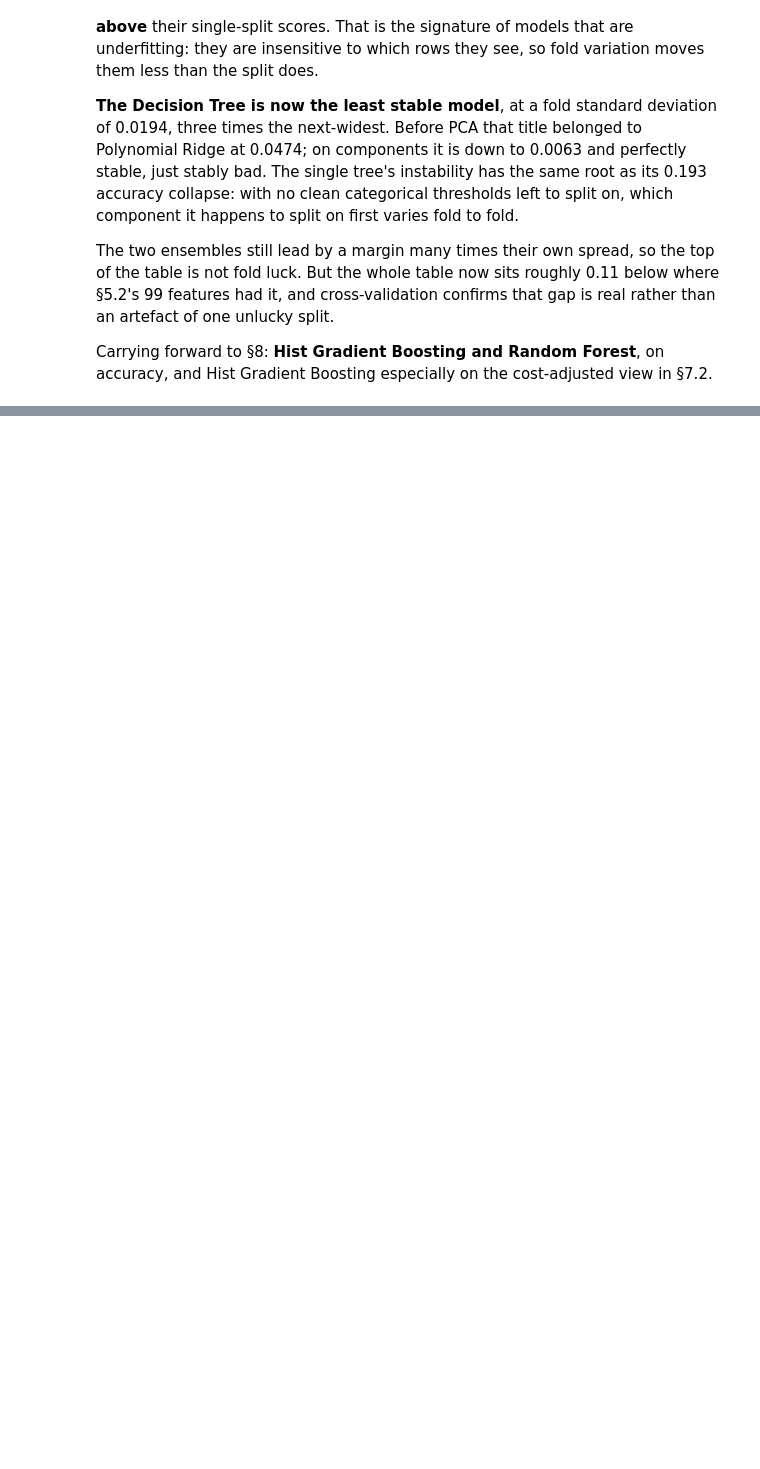
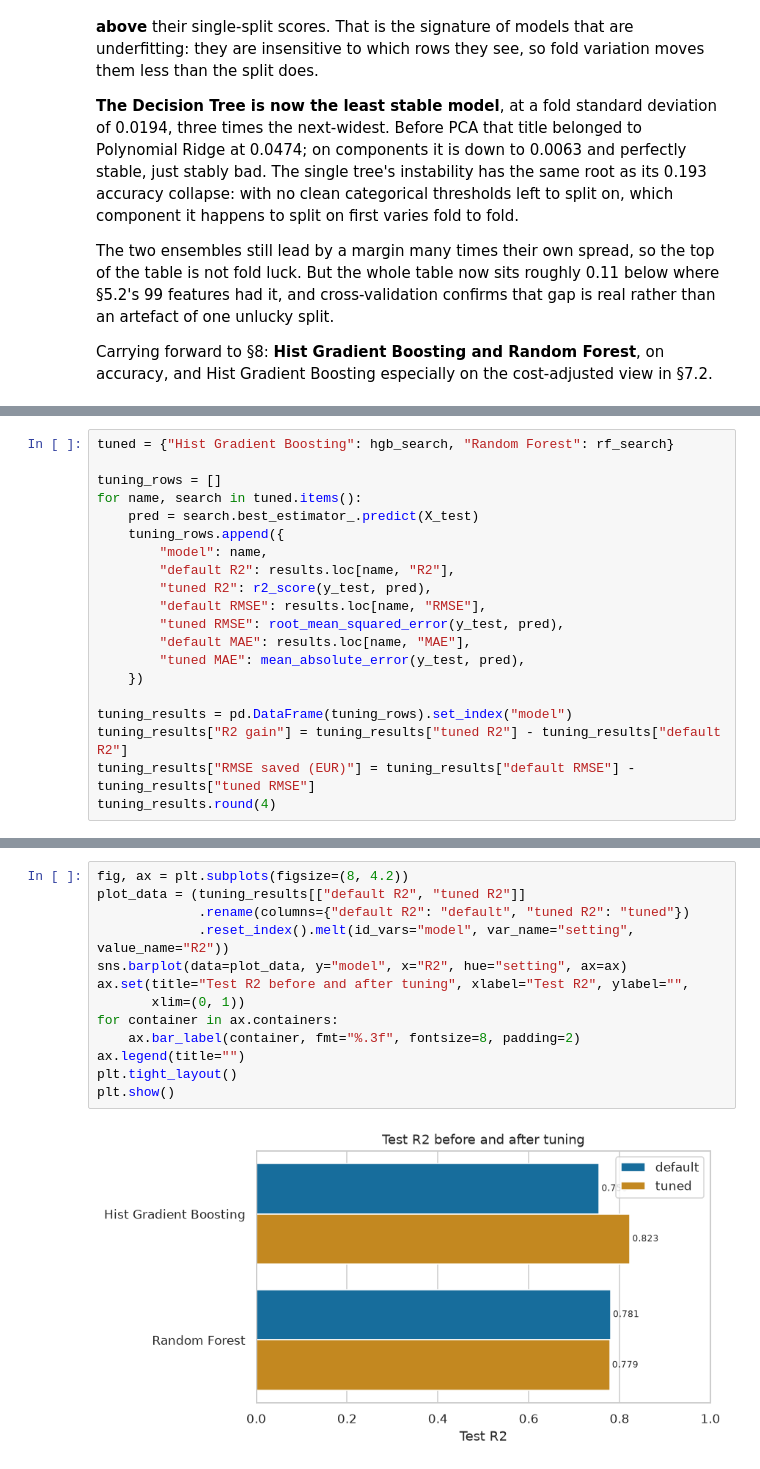
Before and after one commit to AnanyaBottu/ml-capstone, a Jupyter notebook: notebooks/regression.ipynb, the cells around one changed output, grey strips where cells are left out. Drawn from its saved outputs; the diff is of its cells as text; blank space fills up the shorter version.

Commit message:
Regression: hyperparameter tuning, diagnostics and conclusion

```diff
--- a/notebooks/regression.ipynb
+++ b/notebooks/regression.ipynb
@@ -1046,0 +1121,20 @@ accuracy, and Hist Gradient Boosting especially on the cost-adjusted view in
+# %%
+tuned = {"Hist Gradient Boosting": hgb_search, "Random Forest": rf_search}
+
+tuning_rows = []
+for name, search in tuned.items():
+    pred = search.best_estimator_.predict(X_test)
+    tuning_rows.append({
+        "model": name,
+        "default R2": results.loc[name, "R2"],
+        "tuned R2": r2_score(y_test, pred),
+        "default RMSE": results.loc[name, "RMSE"],
+        "tuned RMSE": root_mean_squared_error(y_test, pred),
+        "default MAE": results.loc[name, "MAE"],
+        "tuned MAE": mean_absolute_error(y_test, pred),
+    })
+
+tuning_results = pd.DataFrame(tuning_rows).set_index("model")
+tuning_results["R2 gain"] = tuning_results["tuned R2"] - tuning_results["default R2"]
+tuning_results["RMSE saved (EUR)"] = tuning_results["default RMSE"] - tuning_results["tuned RMSE"]
+tuning_results.round(4)
@@ -1046,0 +1146,15 @@ accuracy, and Hist Gradient Boosting especially on the cost-adjusted view in
+# %%
+fig, ax = plt.subplots(figsize=(8, 4.2))
+plot_data = (tuning_results[["default R2", "tuned R2"]]
+             .rename(columns={"default R2": "default", "tuned R2": "tuned"})
+             .reset_index().melt(id_vars="model", var_name="setting", value_name="R2"))
+sns.barplot(data=plot_data, y="model", x="R2", hue="setting", ax=ax)
+ax.set(title="Test R2 before and after tuning", xlabel="Test R2", ylabel="",
+       xlim=(0, 1))
+for container in ax.containers:
+    ax.bar_label(container, fmt="%.3f", fontsize=8, padding=2)
+ax.legend(title="")
+plt.tight_layout()
+plt.show()
+# %% [output]
+[figure, added]
```
Also changed, not shown: parts of 18 cells of this notebook.
